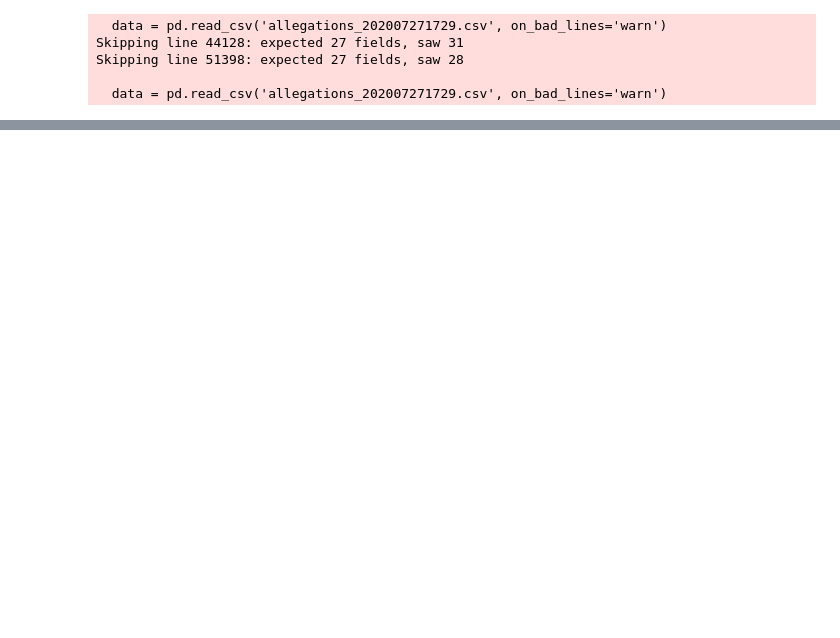
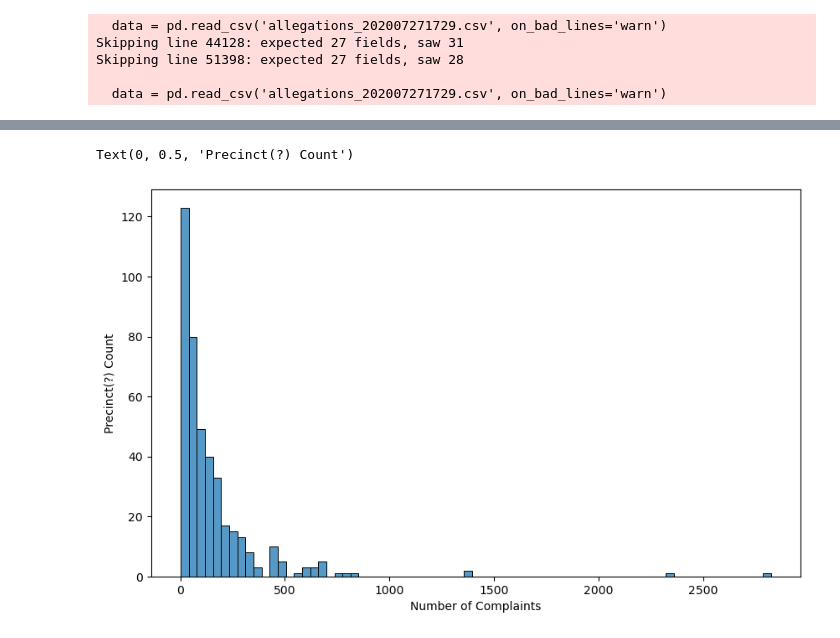
Before and after one commit to vmlau/DSC106_Project2, a Jupyter notebook: project_2.ipynb, the cells around one changed output, grey strips where cells are left out. Drawn from its saved outputs; the diff is of its cells as text; code cells hidden in the pictures; blank space fills up the shorter version.

```diff
--- a/project_2.ipynb
+++ b/project_2.ipynb
@@ -13,0 +115,9 @@ Skipping line 51398: expected 27 fields, saw 28
+# %%
+#histogram of number of complaints for a single precinct(?)
+plt.figure(figsize=(10, 6))
+ax = sns.histplot(x=data['command_now'].value_counts(), data=data)
+ax.set_xlabel('Number of Complaints')
+ax.set_ylabel('Precinct(?) Count')
+# %% [output]
+Text(0, 0.5, 'Precinct(?) Count')
+[figure, added]
```
Also changed, not shown: parts of 18 cells of this notebook, 1 other file.
